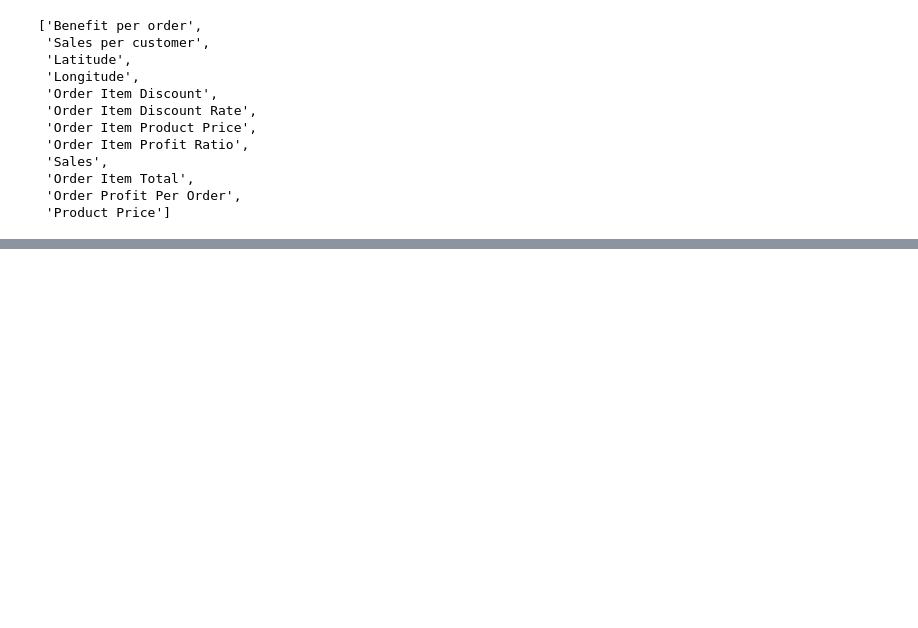
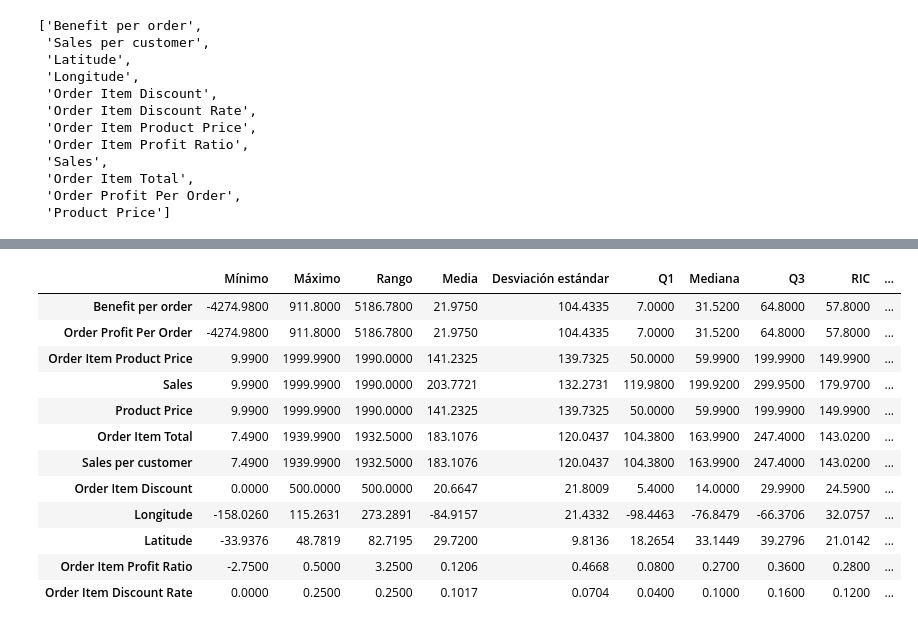
Before and after one commit to JB1302/Big-Data-G2, a Jupyter notebook: ProyectoDataCo.ipynb, the cells around one changed output, grey strips where cells are left out. Saved outputs shown, nothing was run; the diff lists cells and outputs as text; code cells hidden in the pictures; blank space fills up the shorter version.

Commit message:
Análisis de escalas y posibles tratamientos

```diff
--- a/ProyectoDataCo.ipynb
+++ b/ProyectoDataCo.ipynb
@@ -134,10 +134,26 @@ import pandas as pd
 import numpy as np
 # %%
 ### 1.2 Carga del conjunto de datos
+from pathlib import Path
+
+rutas_dataset = [
+    Path("Dataset/DataCoSupplyChainDataset.csv"),
+    Path("DataCoSupplyChainDataset.csv")
+]
+
+ruta_dataset = next((ruta for ruta in rutas_dataset if ruta.exists()), None)
+
+if ruta_dataset is None:
+    raise FileNotFoundError(
+        "No se encontró DataCoSupplyChainDataset.csv. "
+        "Colóquelo en la carpeta Dataset/ o junto al notebook."
+    )
+
 df = pd.read_csv(
-    "Dataset/DataCoSupplyChainDataset.csv",
+    ruta_dataset,
     encoding="latin1",
-    sep=";"
+    sep=";",
+    low_memory=False
 )
 
 df.head()
@@ -288,0 +297,43 @@ Crear las divisiones aleatoria y estratificada del conjunto de datos y comparar
+# %%
+### 3.1 Comparación de escalas de las variables continuas
+variables_escala = [col for col in variables_continuas if col in df.columns]
+
+resumen_escalas = pd.DataFrame({
+    "Mínimo": df[variables_escala].min(),
+    "Máximo": df[variables_escala].max(),
+    "Media": df[variables_escala].mean(),
+    "Desviación estándar": df[variables_escala].std(),
+    "Q1": df[variables_escala].quantile(0.25),
+    "Mediana": df[variables_escala].median(),
+    "Q3": df[variables_escala].quantile(0.75),
+    "Asimetría": df[variables_escala].skew()
+})
+
+resumen_escalas["Rango"] = resumen_escalas["Máximo"] - resumen_escalas["Mínimo"]
+resumen_escalas["RIC"] = resumen_escalas["Q3"] - resumen_escalas["Q1"]
+
+columnas_orden = [
+    "Mínimo", "Máximo", "Rango", "Media", "Desviación estándar",
+    "Q1", "Mediana", "Q3", "RIC", "Asimetría"
+]
+
+resumen_escalas = resumen_escalas[columnas_orden].sort_values(
+    by="Rango",
+    ascending=False
+)
+
+display(resumen_escalas.round(4))
+# %% [output]
+|  | Mínimo | Máximo | Rango | Media | Desviación estándar | Q1 | Mediana | Q3 | RIC | ... |
+| Benefit per order | -4274.9800 | 911.8000 | 5186.7800 | 21.9750 | 104.4335 | 7.0000 | 31.5200 | 64.8000 | 57.8000 | ... |
+| Order Profit Per Order | -4274.9800 | 911.8000 | 5186.7800 | 21.9750 | 104.4335 | 7.0000 | 31.5200 | 64.8000 | 57.8000 | ... |
+| Order Item Product Price | 9.9900 | 1999.9900 | 1990.0000 | 141.2325 | 139.7325 | 50.0000 | 59.9900 | 199.9900 | 149.9900 | ... |
+| Sales | 9.9900 | 1999.9900 | 1990.0000 | 203.7721 | 132.2731 | 119.9800 | 199.9200 | 299.9500 | 179.9700 | ... |
+| Product Price | 9.9900 | 1999.9900 | 1990.0000 | 141.2325 | 139.7325 | 50.0000 | 59.9900 | 199.9900 | 149.9900 | ... |
+| Order Item Total | 7.4900 | 1939.9900 | 1932.5000 | 183.1076 | 120.0437 | 104.3800 | 163.9900 | 247.4000 | 143.0200 | ... |
+| Sales per customer | 7.4900 | 1939.9900 | 1932.5000 | 183.1076 | 120.0437 | 104.3800 | 163.9900 | 247.4000 | 143.0200 | ... |
+| Order Item Discount | 0.0000 | 500.0000 | 500.0000 | 20.6647 | 21.8009 | 5.4000 | 14.0000 | 29.9900 | 24.5900 | ... |
+| Longitude | -158.0260 | 115.2631 | 273.2891 | -84.9157 | 21.4332 | -98.4463 | -76.8479 | -66.3706 | 32.0757 | ... |
+| Latitude | -33.9376 | 48.7819 | 82.7195 | 29.7200 | 9.8136 | 18.2654 | 33.1449 | 39.2796 | 21.0142 | ... |
+| Order Item Profit Ratio | -2.7500 | 0.5000 | 3.2500 | 0.1206 | 0.4668 | 0.0800 | 0.2700 | 0.3600 | 0.2800 | ... |
+| Order Item Discount Rate | 0.0000 | 0.2500 | 0.2500 | 0.1017 | 0.0704 | 0.0400 | 0.1000 | 0.1600 | 0.1200 | ... |
```
Also changed, not shown: parts of 7 cells of this notebook.
